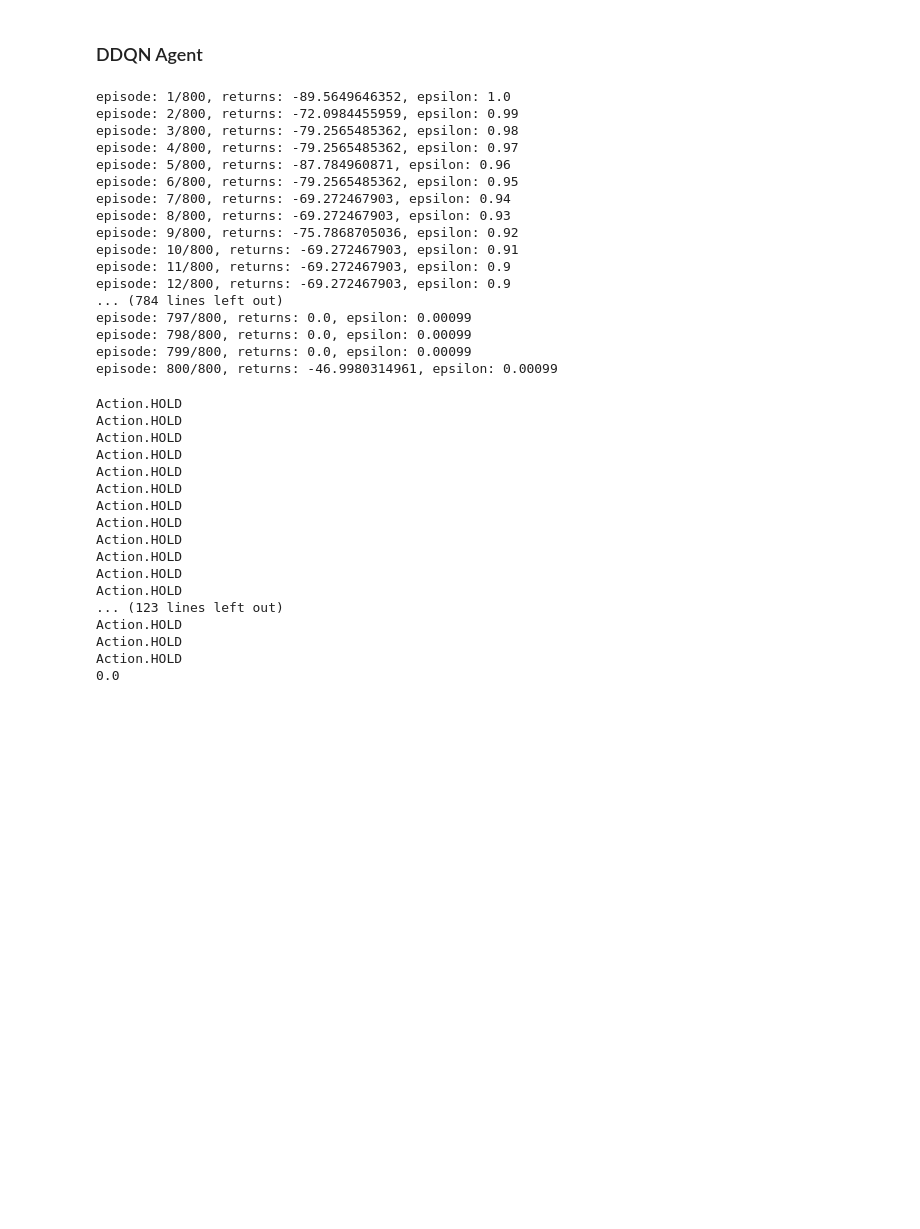
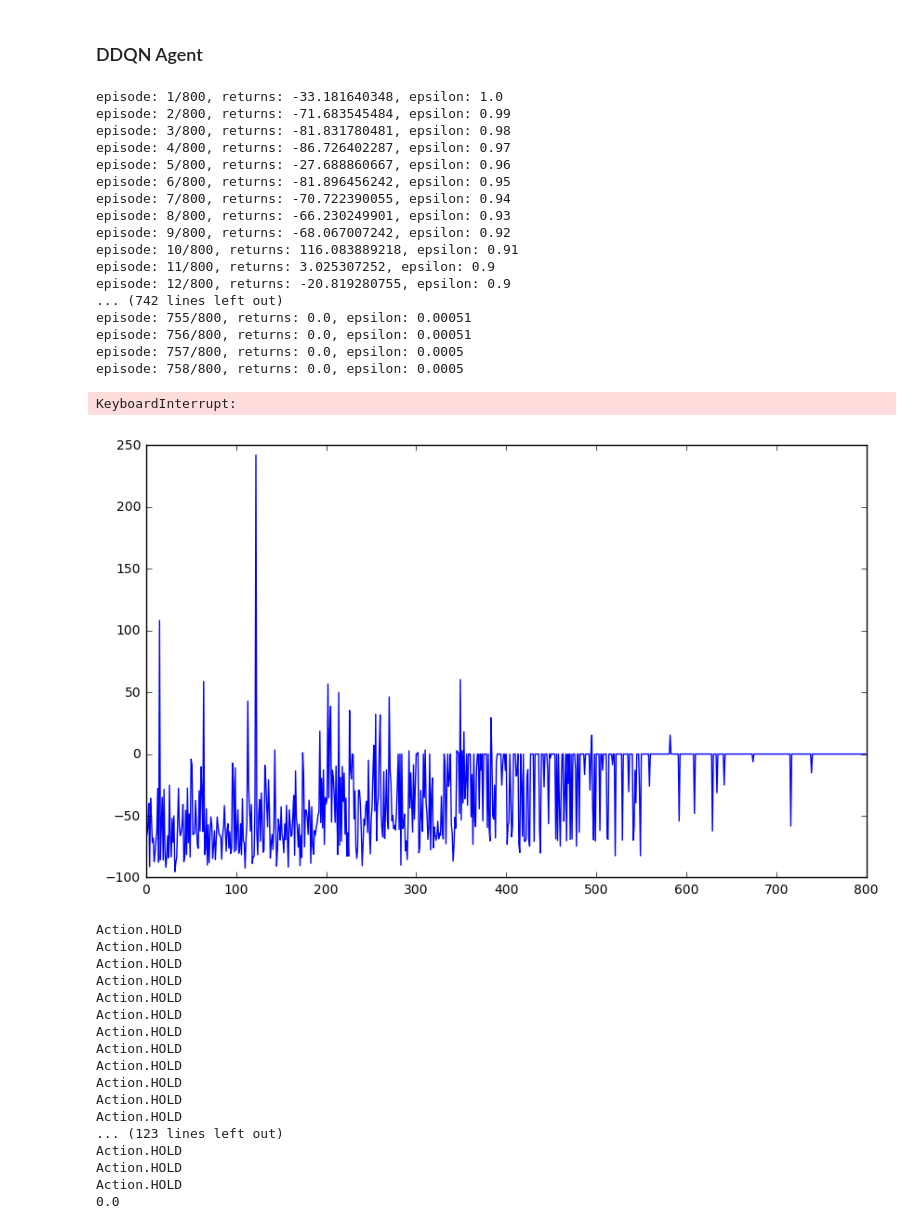
Before and after one commit to GradientTrader/simulator, a Jupyter notebook: crypto_trader.ipynb, the cells around one changed output. Drawn from its saved outputs; the diff is of its cells as text; code cells hidden in the pictures; blank space fills up the shorter version.

```diff
--- a/crypto_trader.ipynb
+++ b/crypto_trader.ipynb
@@ -95,0 +100,2 @@ Action.HOLD
+# %%
+coin_name = 'numeraire'
@@ -115,6 +124,6 @@ run_benchmarks.run_alwaysbuy_agent(num_coins_per_order = num_coins_per_order, re
 # %%
 from v2.ddqn_agent import DDQNAgent
 # %%
-nmr_agent = DDQNAgent(recent_k = 150, num_coins_per_order = num_coins_per_order, coin_name = "numeraire",
+numeraire_agent = DDQNAgent(coin_name=coin_name, recent_k = 150, num_coins_per_order = num_coins_per_order, epsilon_min = 0,
                      external_states = ["upper_band", "lower_band", "price_over_sma"],
                      internal_states = ["is_holding_coin", "return_since_entry"])
@@ -123,21 +130,26 @@ nmr_agent = DDQNAgent(recent_k = 150, num_coins_per_order = num_coins_per_order,
 # %%
-nmr_agent.train(num_episodes=800)
+numeraire_agent.train(num_episodes=800)
 # %% [output]
-episode: 1/800, returns: -89.5649646352, epsilon: 1.0
-episode: 2/800, returns: -72.0984455959, epsilon: 0.99
-episode: 3/800, returns: -79.2565485362, epsilon: 0.98
-episode: 4/800, returns: -79.2565485362, epsilon: 0.97
-episode: 5/800, returns: -87.784960871, epsilon: 0.96
-episode: 6/800, returns: -79.2565485362, epsilon: 0.95
-episode: 7/800, returns: -69.272467903, epsilon: 0.94
-episode: 8/800, returns: -69.272467903, epsilon: 0.93
-episode: 9/800, returns: -75.7868705036, epsilon: 0.92
-episode: 10/800, returns: -69.272467903, epsilon: 0.91
-episode: 11/800, returns: -69.272467903, epsilon: 0.9
-episode: 12/800, returns: -69.272467903, epsilon: 0.9
-... (784 lines left out)
-episode: 797/800, returns: 0.0, epsilon: 0.00099
-episode: 798/800, returns: 0.0, epsilon: 0.00099
-episode: 799/800, returns: 0.0, epsilon: 0.00099
-episode: 800/800, returns: -46.9980314961, epsilon: 0.00099
+episode: 1/800, returns: -33.181640348, epsilon: 1.0
+episode: 2/800, returns: -71.683545484, epsilon: 0.99
+episode: 3/800, returns: -81.831780481, epsilon: 0.98
+episode: 4/800, returns: -86.726402287, epsilon: 0.97
+episode: 5/800, returns: -27.688860667, epsilon: 0.96
+episode: 6/800, returns: -81.896456242, epsilon: 0.95
+episode: 7/800, returns: -70.722390055, epsilon: 0.94
+episode: 8/800, returns: -66.230249901, epsilon: 0.93
+episode: 9/800, returns: -68.067007242, epsilon: 0.92
+episode: 10/800, returns: 116.083889218, epsilon: 0.91
+episode: 11/800, returns: 3.025307252, epsilon: 0.9
+episode: 12/800, returns: -20.819280755, epsilon: 0.9
+... (742 lines left out)
+episode: 755/800, returns: 0.0, epsilon: 0.00051
+episode: 756/800, returns: 0.0, epsilon: 0.00051
+episode: 757/800, returns: 0.0, epsilon: 0.0005
+episode: 758/800, returns: 0.0, epsilon: 0.0005
+KeyboardInterrupt:
+# %%
+numeraire_agent.plot_cum_returns()
+# %% [output]
+[figure, added]
 # %%
```
Also changed, not shown: parts of 24 cells of this notebook, 3 other files.
